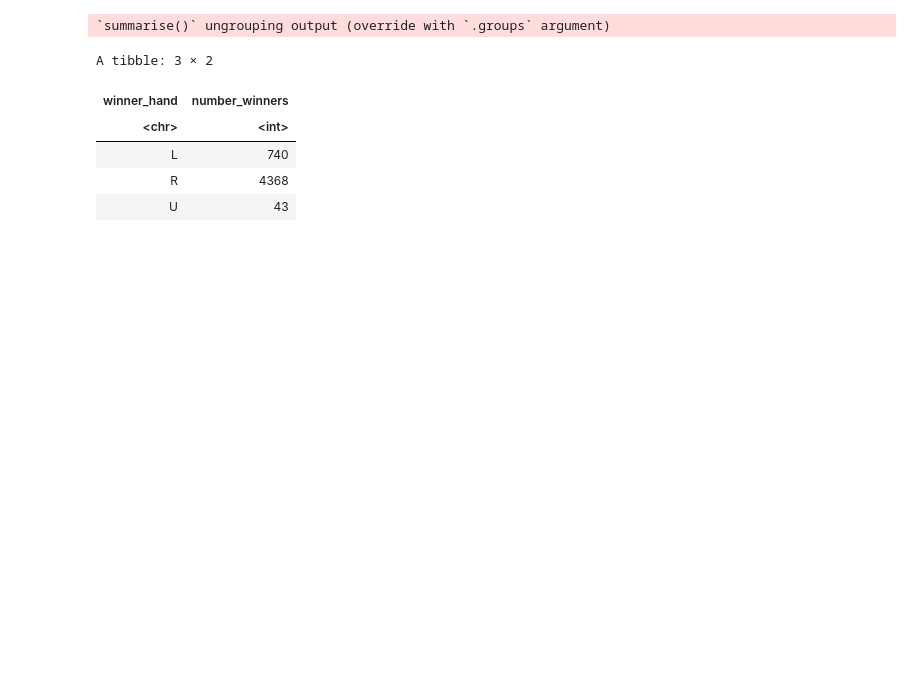
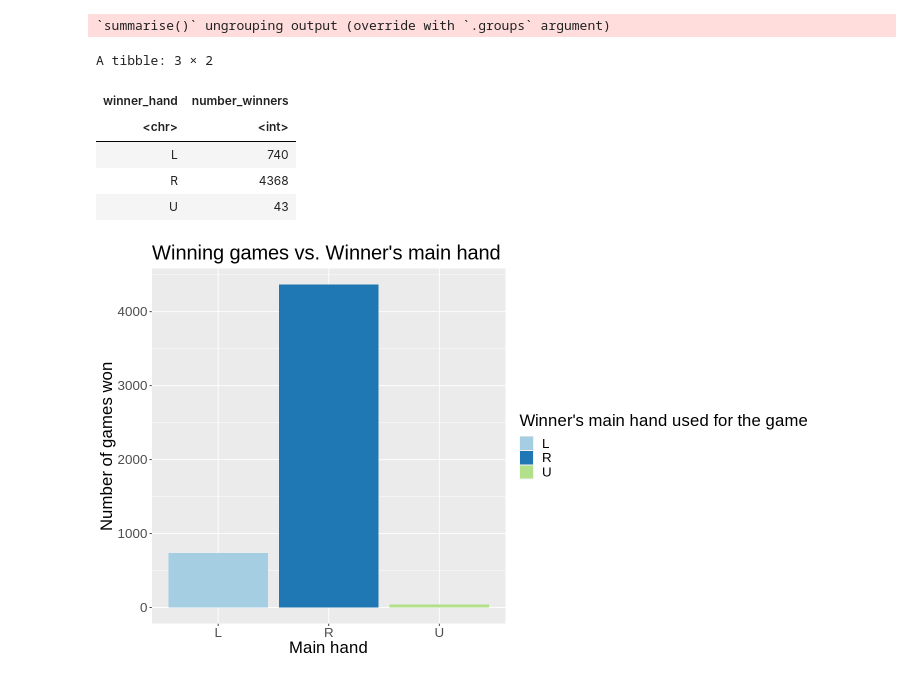
Before and after one commit to zhangLily2020/DSCI-100-Group-Project, a Jupyter notebook: proposal.ipynb, the cells around one changed output. Cells and saved outputs as stored; diff of their text form; code cells hidden in the pictures; blank space fills up the shorter version.

Commit message:
visual representation created

```diff
--- a/proposal.ipynb
+++ b/proposal.ipynb
@@ -119,3 +78,19 @@ A tibble: 3 × 2
 | L | 740 |
 | R | 4368 |
 | U | 43 |
+# %%
+options(repr.plot.height = 7, repr.plot.width = 12)
+library(RColorBrewer)
+#display.brewer.all()
+# display.brewer.all(colorblindFriendly = T)
+
+winning_hand_visual <- ggplot(tennis_num_winners_hand, aes(x = winner_hand, y = number_winners, fill = winner_hand)) +
+                            geom_bar(stat = "identity") +
+                            labs(x = "Main hand", y = "Number of games won", fill = "Winner's main hand used for the game") +
+                            ggtitle("Winning games vs. Winner's main hand") +
+                            theme(text = element_text(size = 20)) +
+                            scale_fill_brewer(palette = 'Paired')
+
+winning_hand_visual
+# %% [output]
+[figure, added]
```
Also changed, not shown: parts of 5 cells of this notebook.
